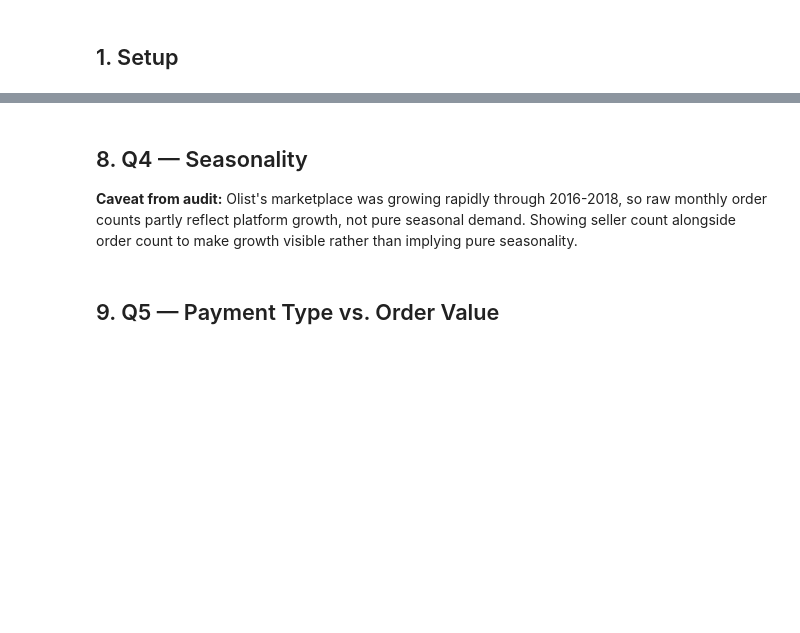
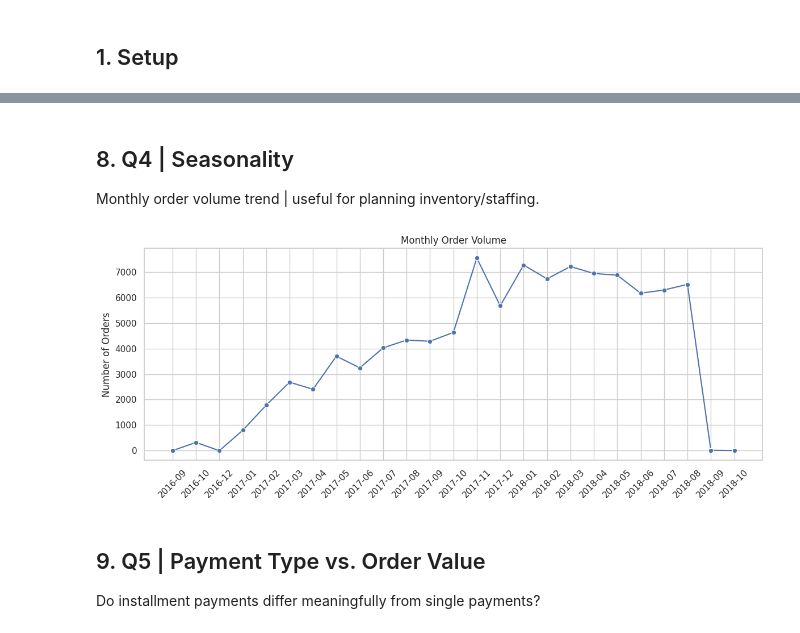
Before and after one commit to timothyevanheriawan-commits/olist-ecommerce-analysis, a Jupyter notebook: olist_analysis.ipynb, the cells around one changed output, grey strips where cells are left out. Cells and saved outputs as stored; diff of their text form; code cells hidden in the pictures; blank space fills up the shorter version.

```diff
--- a/olist_analysis.ipynb
+++ b/olist_analysis.ipynb
@@ -315,40 +355,30 @@ plt.show()
-# %% [markdown]
-## 8. Q4 — Seasonality
-
-**Caveat from audit:** Olist's marketplace was growing rapidly through 2016-2018, so raw monthly order counts partly reflect platform growth, not pure seasonal demand. Showing seller count alongside order count to make growth visible rather than implying pure seasonality.
+# %% [markdown]
+## 8. Q4 | Seasonality
+
+Monthly order volume trend | useful for planning inventory/staffing.
 # %%
 monthly_orders = (
     orders.dropna(subset=["order_purchase_timestamp"])
     .assign(month=lambda d: d["order_purchase_timestamp"].dt.to_period("M").astype(str))
     .groupby("month")
     .size()
     .reset_index(name="n_orders")
 )
 
-monthly_active_sellers = (
-    order_items.merge(orders[["order_id", "order_purchase_timestamp"]], on="order_id", how="left")
-    .dropna(subset=["order_purchase_timestamp"])
-    .assign(month=lambda d: d["order_purchase_timestamp"].dt.to_period("M").astype(str))
-    .groupby("month")["seller_id"].nunique()
-    .reset_index(name="n_active_sellers")
-)
-
-monthly_orders = monthly_orders.merge(monthly_active_sellers, on="month", how="left")
-monthly_orders["orders_per_seller"] = monthly_orders["n_orders"] / monthly_orders["n_active_sellers"]
-
-fig, axes = plt.subplots(2, 1, figsize=(12, 8), sharex=True)
-sns.lineplot(data=monthly_orders, x="month", y="n_orders", marker="o", ax=axes[0])
-axes[0].set_title("Monthly Order Volume (raw | includes platform growth)")
-axes[0].set_ylabel("Orders")
-
-sns.lineplot(data=monthly_orders, x="month", y="orders_per_seller", marker="o", ax=axes[1], color="#DD8452")
-axes[1].set_title("Orders per Active Seller (growth-adjusted proxy)")
-axes[1].set_ylabel("Orders / Seller")
+fig, ax = plt.subplots(figsize=(12, 5))
+sns.lineplot(data=monthly_orders, x="month", y="n_orders", marker="o", ax=ax)
+ax.set_title("Monthly Order Volume")
+ax.set_xlabel("")
+ax.set_ylabel("Number of Orders")
 plt.xticks(rotation=45)
 plt.tight_layout()
 plt.show()
+# %% [output]
+[figure, added]
 # %% [markdown]
-## 9. Q5 — Payment Type vs. Order Value
+## 9. Q5 | Payment Type vs. Order Value
+
+Do installment payments differ meaningfully from single payments?
 # %%
 payment_summary = (
     payments.groupby("payment_type")
```
Also changed, not shown: parts of 44 cells of this notebook, 9 other files.
